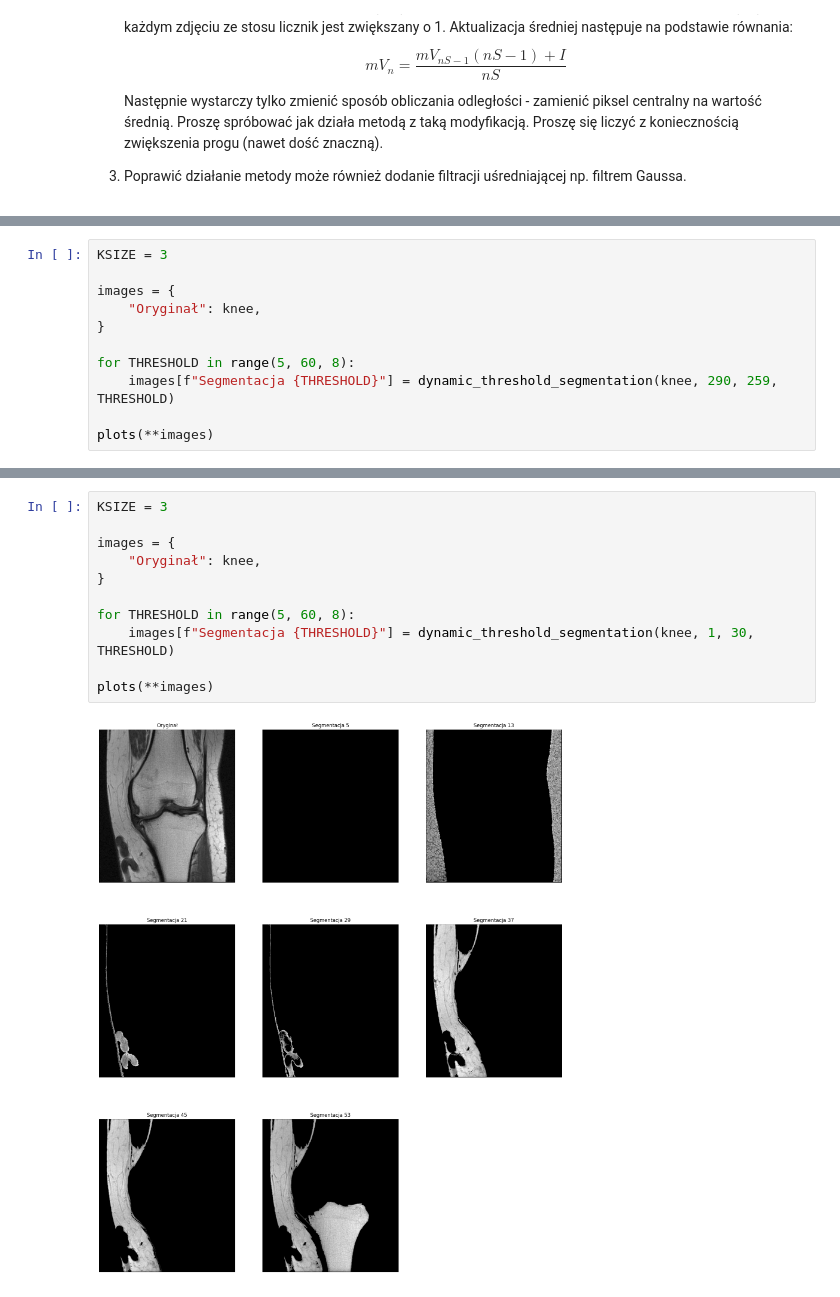
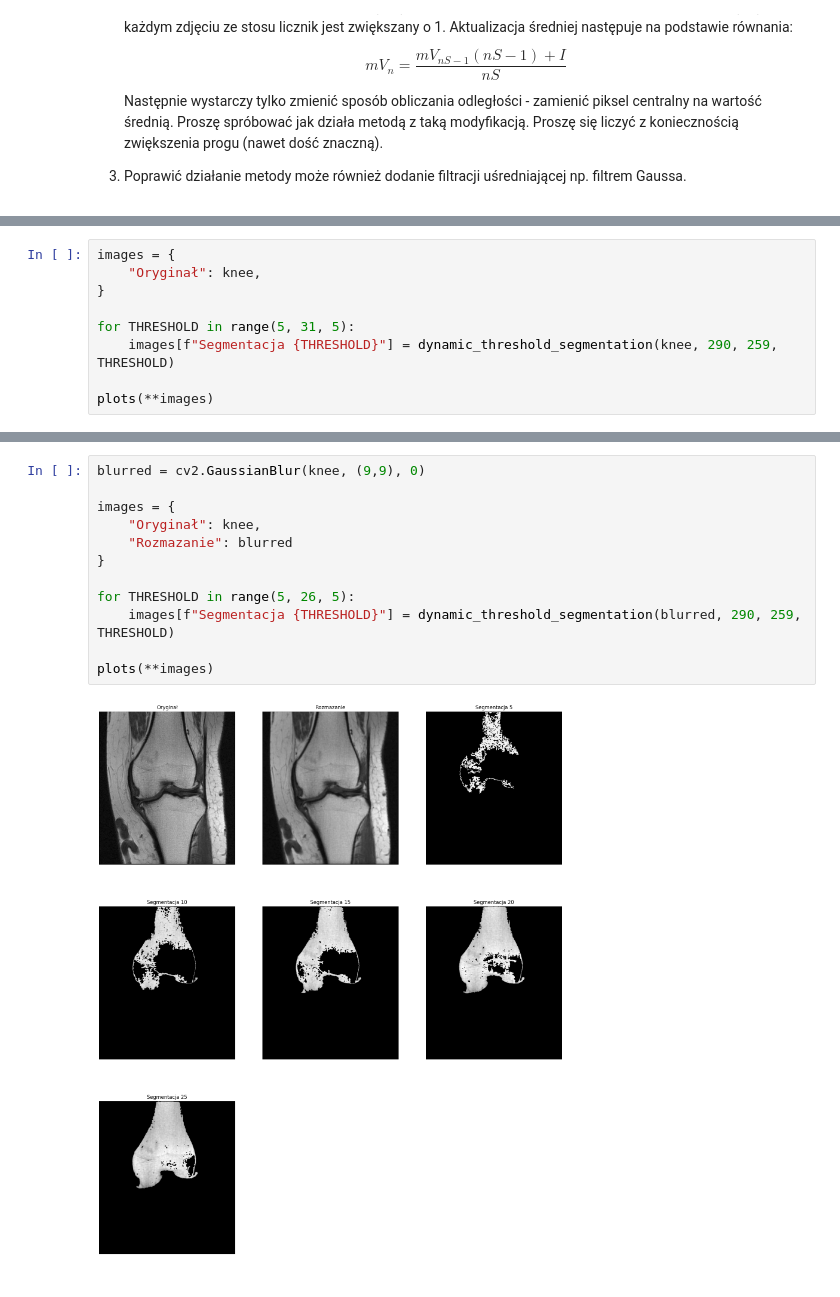
Before and after one commit to DziqG2NK/Przetwarzanie-i-analiza-obraz-w-cyfrowych, a Jupyter notebook: zajecia_5/12_segmentation.ipynb, the cells around one changed output, grey strips where cells are left out. Drawn from its saved outputs; the diff is of its cells as text.

```diff
--- a/zajecia_5/12_segmentation.ipynb
+++ b/zajecia_5/12_segmentation.ipynb
@@ -279,13 +281,11 @@ def dynamic_threshold_segmentation(img: np.ndarray, start_cord_y: int, start_cor
 
     return segmented
 # %%
-KSIZE = 3
-
 images = {
     "Oryginał": knee,
 }
 
-for THRESHOLD in range(5, 60, 8):
+for THRESHOLD in range(5, 31, 5):
     images[f"Segmentacja {THRESHOLD}"] = dynamic_threshold_segmentation(knee, 290, 259, THRESHOLD)
 
 plots(**images)
@@ -294,13 +294,14 @@ plots(**images)
 # %%
-KSIZE = 3
+blurred = cv2.GaussianBlur(knee, (9,9), 0)
 
 images = {
     "Oryginał": knee,
+    "Rozmazanie": blurred
 }
 
-for THRESHOLD in range(5, 60, 8):
-    images[f"Segmentacja {THRESHOLD}"] = dynamic_threshold_segmentation(knee, 1, 30, THRESHOLD)
+for THRESHOLD in range(5, 26, 5):
+    images[f"Segmentacja {THRESHOLD}"] = dynamic_threshold_segmentation(blurred, 290, 259, THRESHOLD)
 
 plots(**images)
 # %% [output]
-[figure, old version]
+[figure, new version]
```
Also changed, not shown: parts of 2 cells of this notebook.
